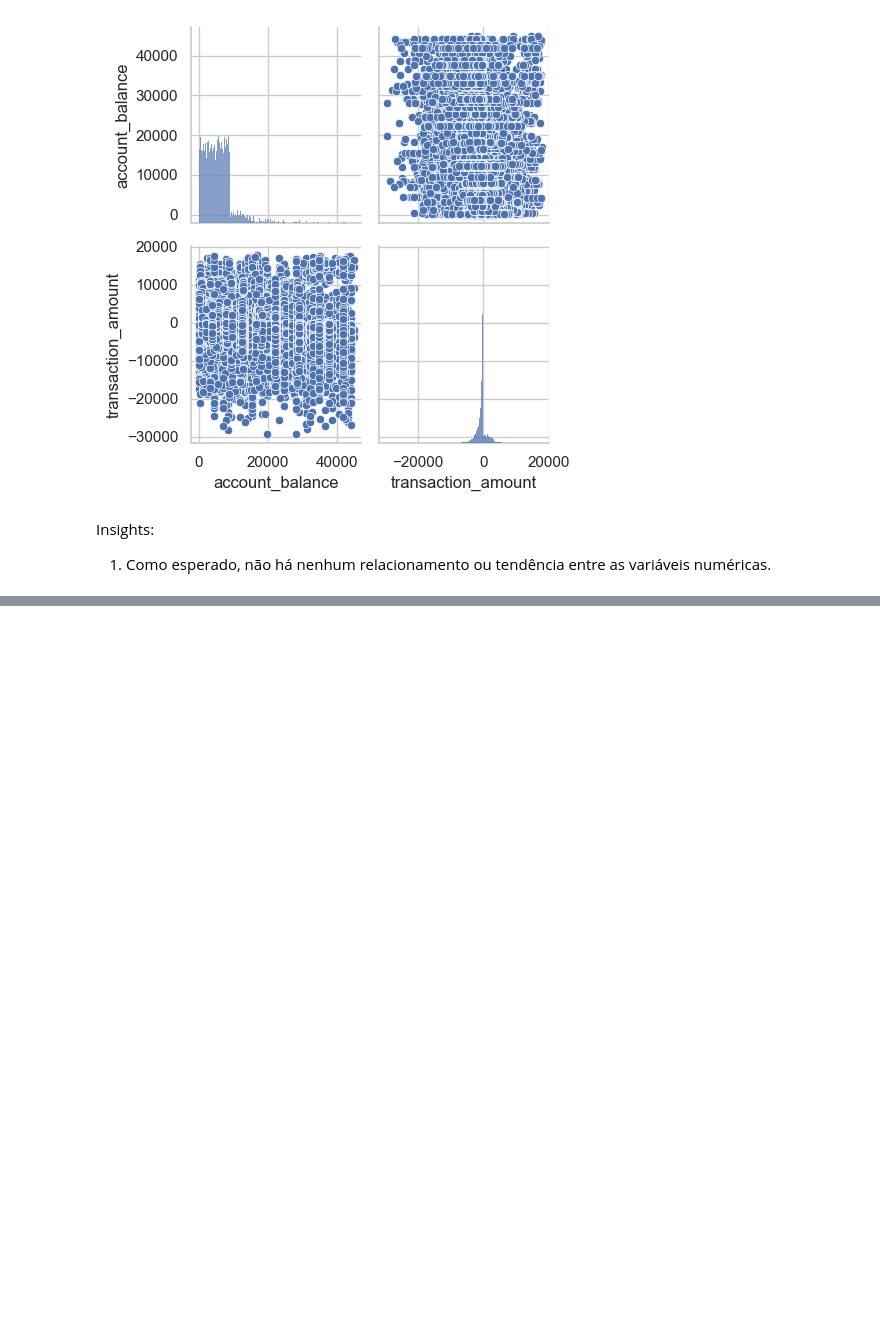
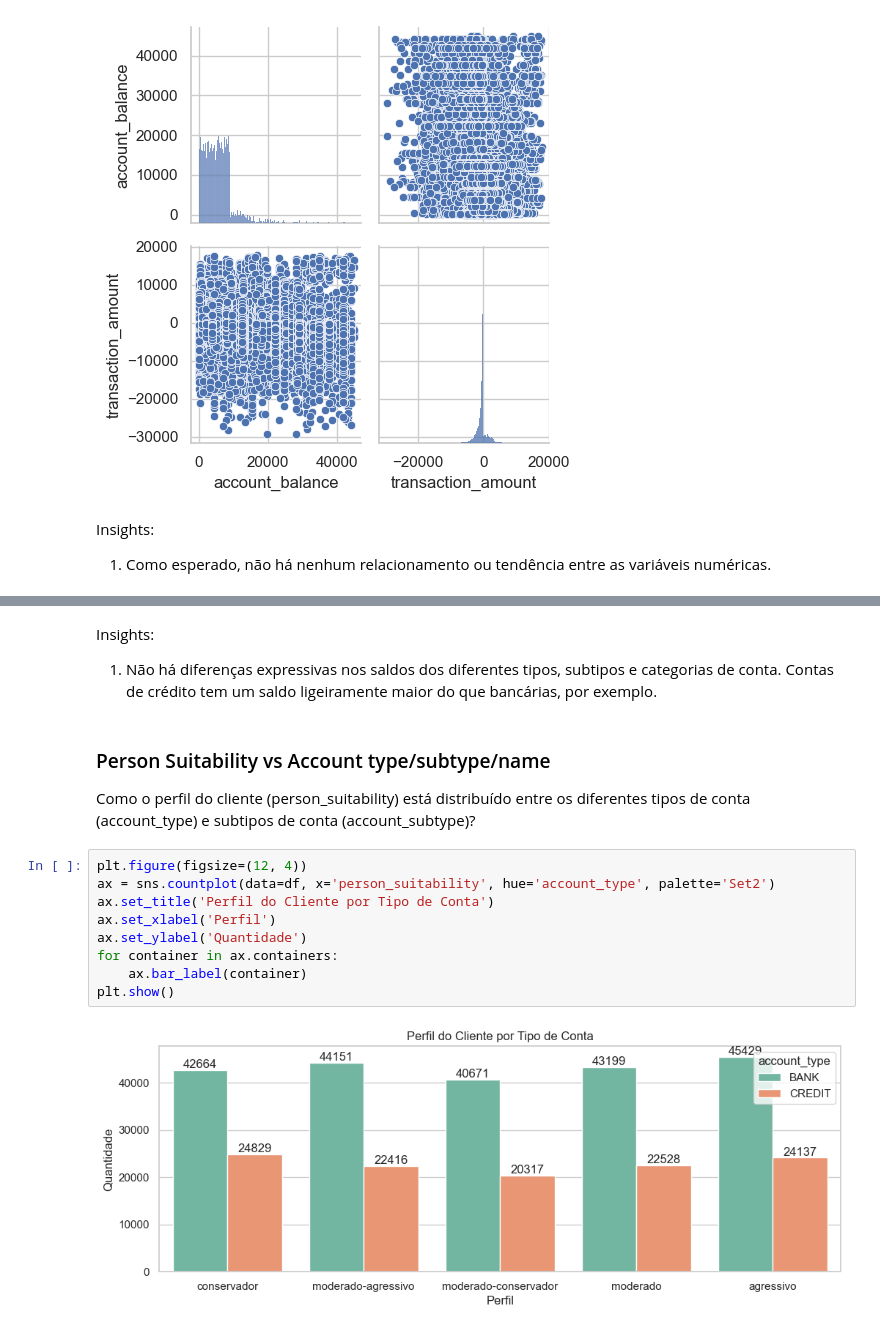
Before and after one commit to allmeidaapedro/Clusterizacao-Clientes-Cartao-Credito, a Jupyter notebook: notebooks/1. EDA.ipynb, the cells around one changed output, grey strips where cells are left out. Saved outputs shown, nothing was run; the diff lists cells and outputs as text; blank space fills up the shorter version.

```diff
--- a/notebooks/1. EDA.ipynb
+++ b/notebooks/1. EDA.ipynb
@@ -477,0 +483,17 @@ Insights:
+# %% [markdown]
+Insights:
+1. Não há diferenças expressivas nos saldos dos diferentes tipos, subtipos e categorias de conta. Contas de crédito tem um saldo ligeiramente maior do que bancárias, por exemplo.
+# %% [markdown]
+### Person Suitability vs Account type/subtype/name
+Como o perfil do cliente (person_suitability) está distribuído entre os diferentes tipos de conta (account_type) e subtipos de conta (account_subtype)?
+# %%
+plt.figure(figsize=(12, 4))
+ax = sns.countplot(data=df, x='person_suitability', hue='account_type', palette='Set2')
+ax.set_title('Perfil do Cliente por Tipo de Conta')
+ax.set_xlabel('Perfil')
+ax.set_ylabel('Quantidade')
+for container in ax.containers:
+    ax.bar_label(container)
+plt.show()
+# %% [output]
+[figure, added]
```
Also changed, not shown: parts of 37 cells of this notebook, 1 other file.
